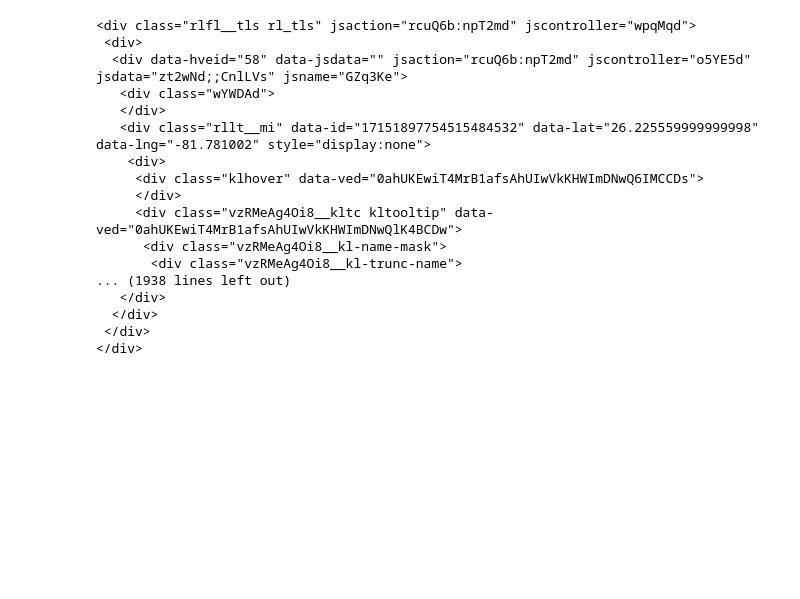
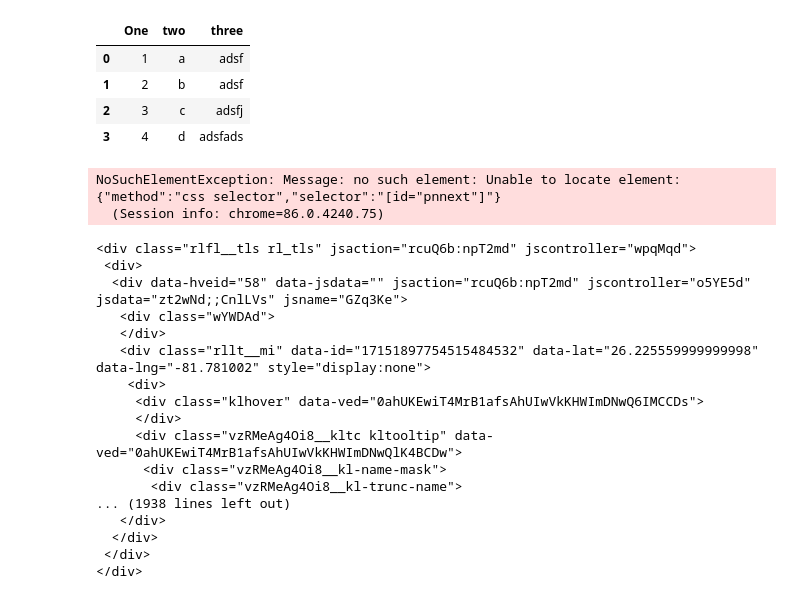
Before and after one commit to hyptocrypto/countertop_contractors_webscrape, a Jupyter notebook: src/countertop_contractors_webscrape.ipynb, the cells around one changed output. Saved outputs shown, nothing was run; the diff lists cells and outputs as text; code cells hidden in the pictures; blank space fills up the shorter version.

```diff
--- a/src/countertop_contractors_webscrape.ipynb
+++ b/src/countertop_contractors_webscrape.ipynb
@@ -85,0 +104,47 @@ Wall time: 7min 42s
+# %%
+a = ['1','2','3','4']
+b = ['a', 'b', 'c', 'd']
+c = ['adsf', 'adsf', 'adsfj', 'adsfads']
+data = {'Email': a, 'Phomne': b, 'name': c}
+colums = ['One', 'two', 'three']
+
+test = pd.DataFrame(zip(a,b,c), columns = colums)
+# %%
+test
+# %% [output]
+|  | One | two | three |
+| 0 | 1 | a | adsf |
+| 1 | 2 | b | adsf |
+| 2 | 3 | c | adsfj |
+| 3 | 4 | d | adsfads |
+# %%
+from bs4 import BeautifulSoup
+
+from selenium import webdriver
+from selenium.webdriver.chrome.options import Options
+
+
+driver_path = '/usr/local/bin/chromedriver'
+chrome_options = Options()
+#chrome_options.add_argument('--headless')
+chrome_options.binary_location = '/Applications/Brave Browser.app/Contents/MacOS/Brave Browser'
+driver = webdriver.Chrome(options = chrome_options, executable_path = driver_path)
+#driver2 = webdriver.Chrome(options = chrome_options, executable_path = driver_path)
+
+name = 'countertop contractors'
+cities = ['Naples', 'New York', 'Dallas', 'Las Vegas']
+for city in cities:
+    driver.get(f'https://google.com/search?q=countop contractors {city}')
+    view_all = driver.find_element_by_class_name('wUrVib')
+    view_all.click()
+    for i in range(4):
+        next_ = driver.find_element_by_id('pnnext')
+        next_.click()
+        time.sleep(2)
+
+
+    #site = driver.find_element_by_class_name('rc')
+    #site.click()
+# %% [output]
+NoSuchElementException: Message: no such element: Unable to locate element: {"method":"css selector","selector":"[id="pnnext"]"}
+  (Session info: chrome=86.0.4240.75)
```
Also changed, not shown: parts of 6 cells of this notebook, 2 other files.
